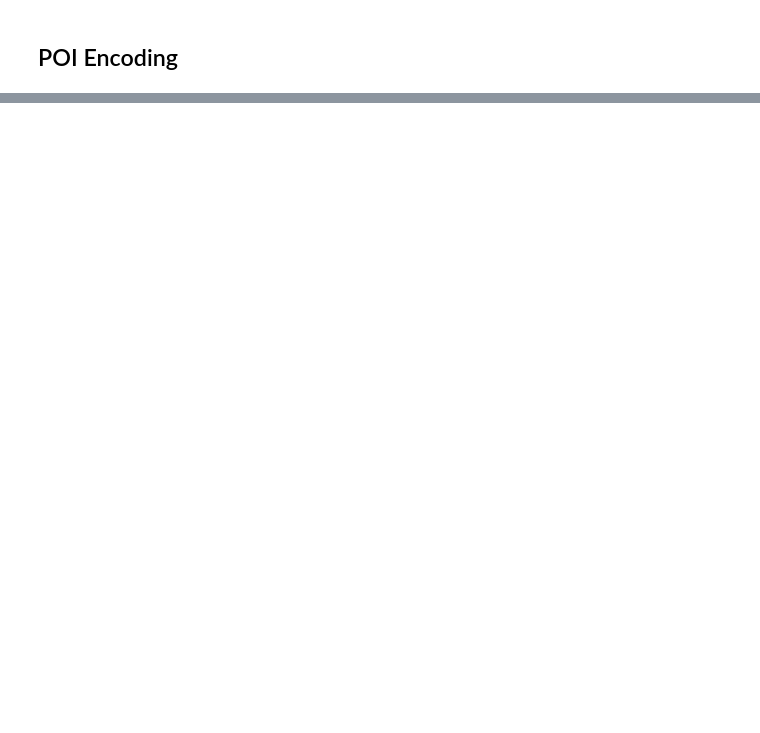
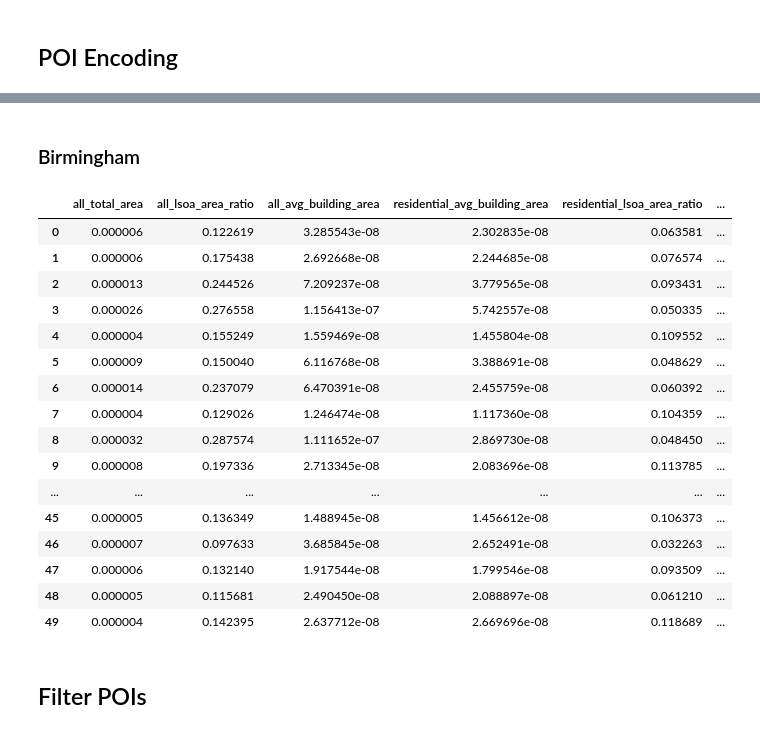
Before and after one commit to grolls23/EmploymentModellingDis, a Jupyter notebook: DataCleaning.ipynb, the cells around one changed output, grey strips where cells are left out. Saved outputs shown, nothing was run; the diff lists cells and outputs as text; code cells hidden in the pictures; blank space fills up the shorter version.

```diff
--- a/DataCleaning.ipynb
+++ b/DataCleaning.ipynb
@@ -720,0 +946,65 @@ empl_geog_bham.to_file("data/combined_data/empl_geog_bham.geojson", driver="GeoJ
+# %% [markdown]
+### Birmingham
+# %%
+# All Buildings
+all_buildings_geometry_features = empl_geog_bham.apply(
+    lambda row: extract_multipolygon_features(row['building_poly'], row['geometry']),
+    axis=1
+).add_prefix('all_')
+
+# Residential
+residential_buildings_geometry_features = empl_geog_bham.apply(
+    lambda row: extract_multipolygon_features(row['residential_building_poly'], row['geometry']),
+    axis=1
+).add_prefix('residential_')
+
+# Commercial
+commercial_buildings_geometry_features = empl_geog_bham.apply(
+    lambda row: extract_multipolygon_features(row['commercial_building_poly'], row['geometry']),
+    axis=1
+).add_prefix('commercial_')
+
+# Office
+office_buildings_geometry_features = empl_geog_bham.apply(
+    lambda row: extract_multipolygon_features(row['office_building_poly'], row['geometry']),
+    axis=1
+).add_prefix('office_')
+
+# Retail
+retail_buildings_geometry_features = empl_geog_bham.apply(
+    lambda row: extract_multipolygon_features(row['retail_building_poly'], row['geometry']),
+    axis=1
+).add_prefix('retail_')
+
+# Combine all geometry features into one DataFrame
+all_geom_features_bham = pd.concat([
+    all_buildings_geometry_features,
+    residential_buildings_geometry_features,
+    commercial_buildings_geometry_features,
+    office_buildings_geometry_features,
+    retail_buildings_geometry_features
+], axis=1, ignore_index=False)
+
+# Capture Column Names
+geo_features_bham = all_geom_features_bham.columns
+
+# Display the first 50 rows
+all_geom_features_bham.head(50)
+# %% [output]
+|  | all_total_area | all_lsoa_area_ratio | all_avg_building_area | residential_avg_building_area | residential_lsoa_area_ratio | ... |
+| 0 | 0.000006 | 0.122619 | 3.285543e-08 | 2.302835e-08 | 0.063581 | ... |
+| 1 | 0.000006 | 0.175438 | 2.692668e-08 | 2.244685e-08 | 0.076574 | ... |
+| 2 | 0.000013 | 0.244526 | 7.209237e-08 | 3.779565e-08 | 0.093431 | ... |
+| 3 | 0.000026 | 0.276558 | 1.156413e-07 | 5.742557e-08 | 0.050335 | ... |
+| 4 | 0.000004 | 0.155249 | 1.559469e-08 | 1.455804e-08 | 0.109552 | ... |
+| 5 | 0.000009 | 0.150040 | 6.116768e-08 | 3.388691e-08 | 0.048629 | ... |
+| 6 | 0.000014 | 0.237079 | 6.470391e-08 | 2.455759e-08 | 0.060392 | ... |
+| 7 | 0.000004 | 0.129026 | 1.246474e-08 | 1.117360e-08 | 0.104359 | ... |
+| 8 | 0.000032 | 0.287574 | 1.111652e-07 | 2.869730e-08 | 0.048450 | ... |
+| 9 | 0.000008 | 0.197336 | 2.713345e-08 | 2.083696e-08 | 0.113785 | ... |
+| ... | ... | ... | ... | ... | ... | ... |
+| 45 | 0.000005 | 0.136349 | 1.488945e-08 | 1.456612e-08 | 0.106373 | ... |
+| 46 | 0.000007 | 0.097633 | 3.685845e-08 | 2.652491e-08 | 0.032263 | ... |
+| 47 | 0.000006 | 0.132140 | 1.917544e-08 | 1.799546e-08 | 0.093509 | ... |
+| 48 | 0.000005 | 0.115681 | 2.490450e-08 | 2.088897e-08 | 0.061210 | ... |
+| 49 | 0.000004 | 0.142395 | 2.637712e-08 | 2.669696e-08 | 0.118689 | ... |
@@ -720,0 +1031,2 @@ empl_geog_bham.to_file("data/combined_data/empl_geog_bham.geojson", driver="GeoJ
+# %% [markdown]
+## Filter POIs
```
Also changed, not shown: parts of 27 cells of this notebook, 1 other file.
